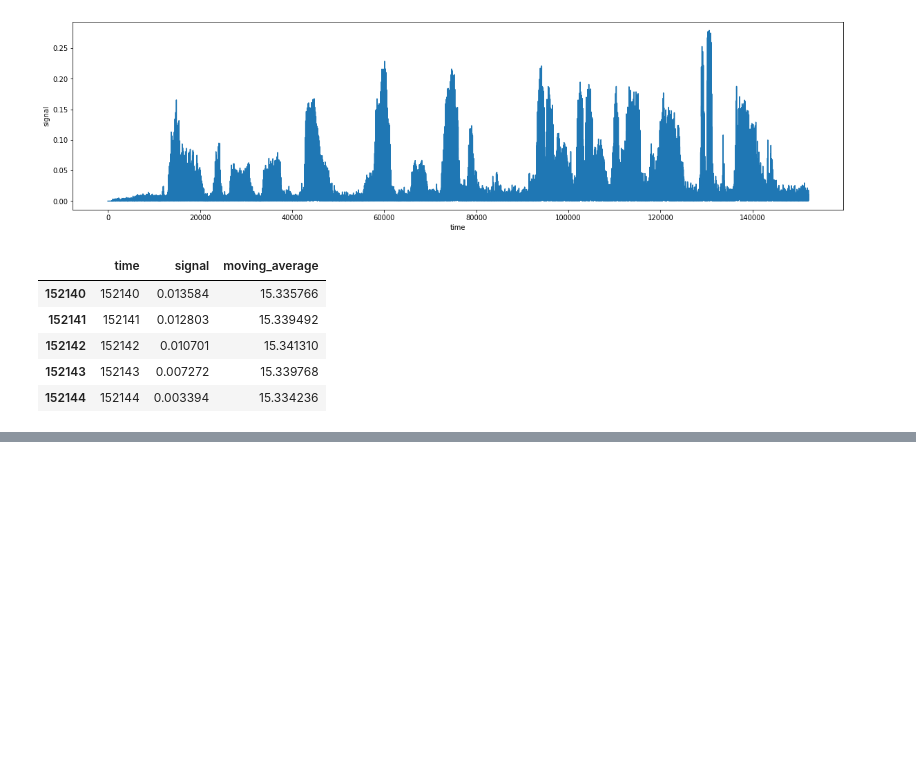
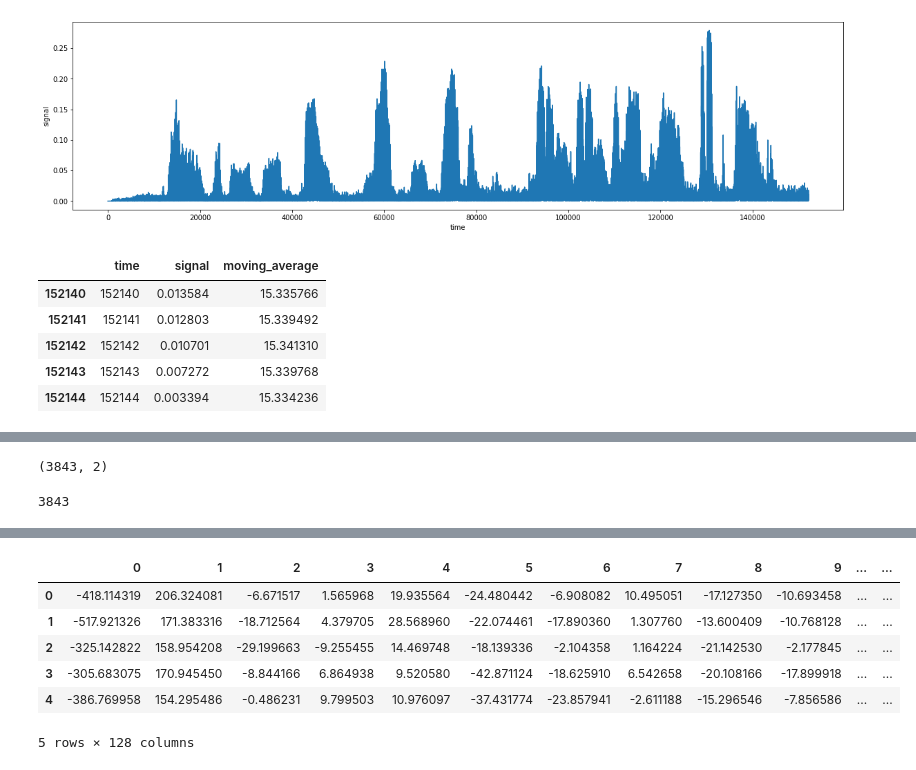
Before and after one commit to bilalProgTech/mtech-nmims, a Jupyter notebook: speech-recognition/Lab-Work/20220918-Lab-8-MTech-AI.ipynb, the cells around one changed output, grey strips where cells are left out. Drawn from its saved outputs; the diff is of its cells as text; code cells hidden in the pictures; blank space fills up the shorter version.

```diff
--- a/speech-recognition/Lab-Work/20220918-Lab-8-MTech-AI.ipynb
+++ b/speech-recognition/Lab-Work/20220918-Lab-8-MTech-AI.ipynb
@@ -96,0 +208,3 @@ plt.show()
+# %%
+actual_trans['file'] = actual_trans['file'].apply(lambda x: preprocessing_num(x))
+actual_trans.head()
@@ -96,0 +218,3 @@ plt.show()
+# %%
+actual_trans['file'] = '/content/test/audio/' + actual_trans['file'] + '_' + actual_trans['transcription'].str[:3] + '.wav'
+actual_trans.head()
@@ -96,0 +228,3 @@ plt.show()
+# %%
+actual_trans['transcription'] = actual_trans['transcription'].str[3:]
+actual_trans.head()
@@ -96,0 +273,10 @@ plt.show()
+# %%
+def create_mfcc_features(path):
+    mfccs = []
+    try:
+        x , sr = librosa.load(path, res_type='kaiser_fast')
+        mfccs = librosa.feature.mfcc(y=x, sr=sr, n_mfcc=128)
+        mfccs = np.mean(mfccs.T,axis=0)
+    except:
+        print('Error reading audio')
+    return mfccs
@@ -96,0 +292,13 @@ plt.show()
+# %%
+actual_trans.shape
+# %% [output]
+(3843, 2)
+# %%
+len(audio_path)
+# %% [output]
+3843
+# %%
+%time
+X_df = pd.DataFrame(actual_trans['file'].apply(lambda x: create_mfcc_features(x)).tolist())
+X_df.head()
+# %% [output]
@@ -96,0 +307,7 @@ plt.show()
+|  | 0 | 1 | 2 | 3 | 4 | 5 | 6 | 7 | 8 | 9 | ... | ... |
+| 0 | -418.114319 | 206.324081 | -6.671517 | 1.565968 | 19.935564 | -24.480442 | -6.908082 | 10.495051 | -17.127350 | -10.693458 | ... | ... |
+| 1 | -517.921326 | 171.383316 | -18.712564 | 4.379705 | 28.568960 | -22.074461 | -17.890360 | 1.307760 | -13.600409 | -10.768128 | ... | ... |
+| 2 | -325.142822 | 158.954208 | -29.199663 | -9.255455 | 14.469748 | -18.139336 | -2.104358 | 1.164224 | -21.142530 | -2.177845 | ... | ... |
+| 3 | -305.683075 | 170.945450 | -8.844166 | 6.864938 | 9.520580 | -42.871124 | -18.625910 | 6.542658 | -20.108166 | -17.899918 | ... | ... |
+| 4 | -386.769958 | 154.295486 | -0.486231 | 9.799503 | 10.976097 | -37.431774 | -23.857941 | -2.611188 | -15.296546 | -7.856586 | ... | ... |
+5 rows × 128 columns
```
Also changed, not shown: parts of 30 cells of this notebook.
